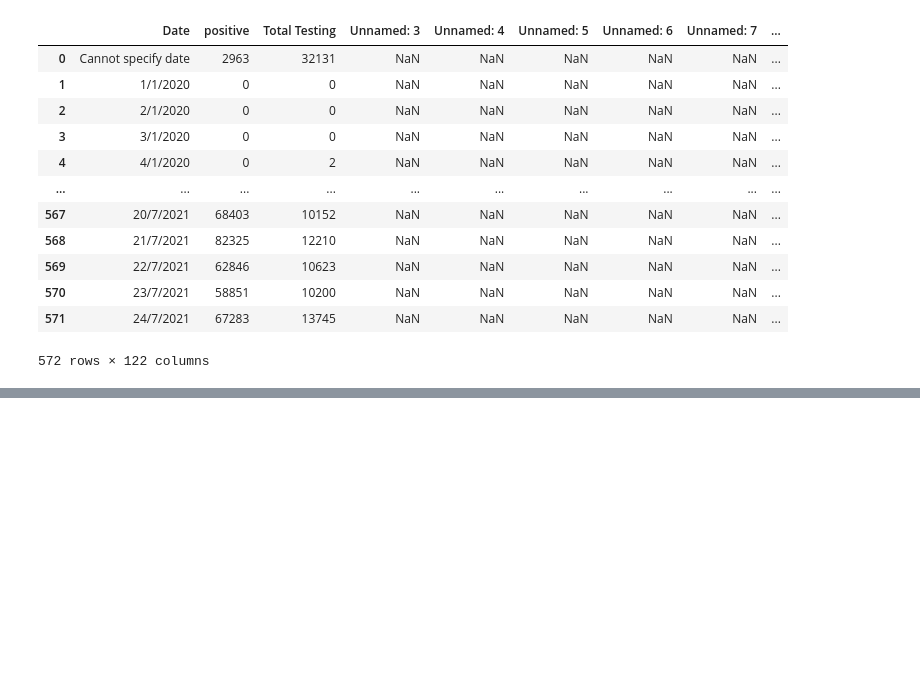
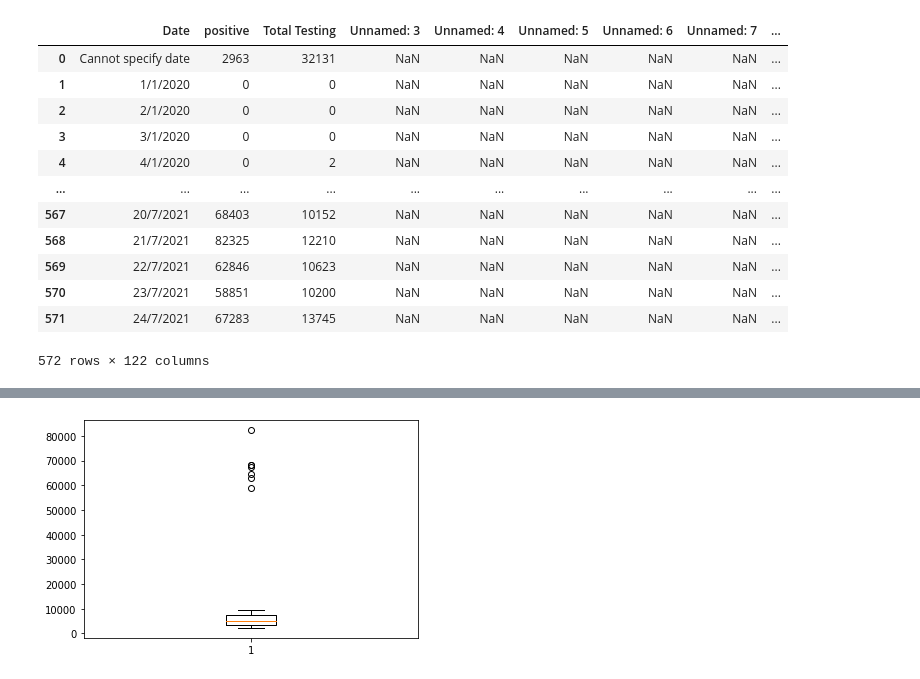
Before and after one commit to Chanakarn06/DWDM21, a Jupyter notebook: Data102_(Chapter2).ipynb, the cells around one changed output, grey strips where cells are left out. Drawn from its saved outputs; the diff is of its cells as text; code cells hidden in the pictures; blank space fills up the shorter version.

```diff
--- a/Data102_(Chapter2).ipynb
+++ b/Data102_(Chapter2).ipynb
@@ -34,0 +199,4 @@ data
+# %%
+ret = plt.boxplot(dataN['positive'][-54:])
+# %% [output]
+[figure, added]
```
Also changed, not shown: parts of 26 cells of this notebook.
